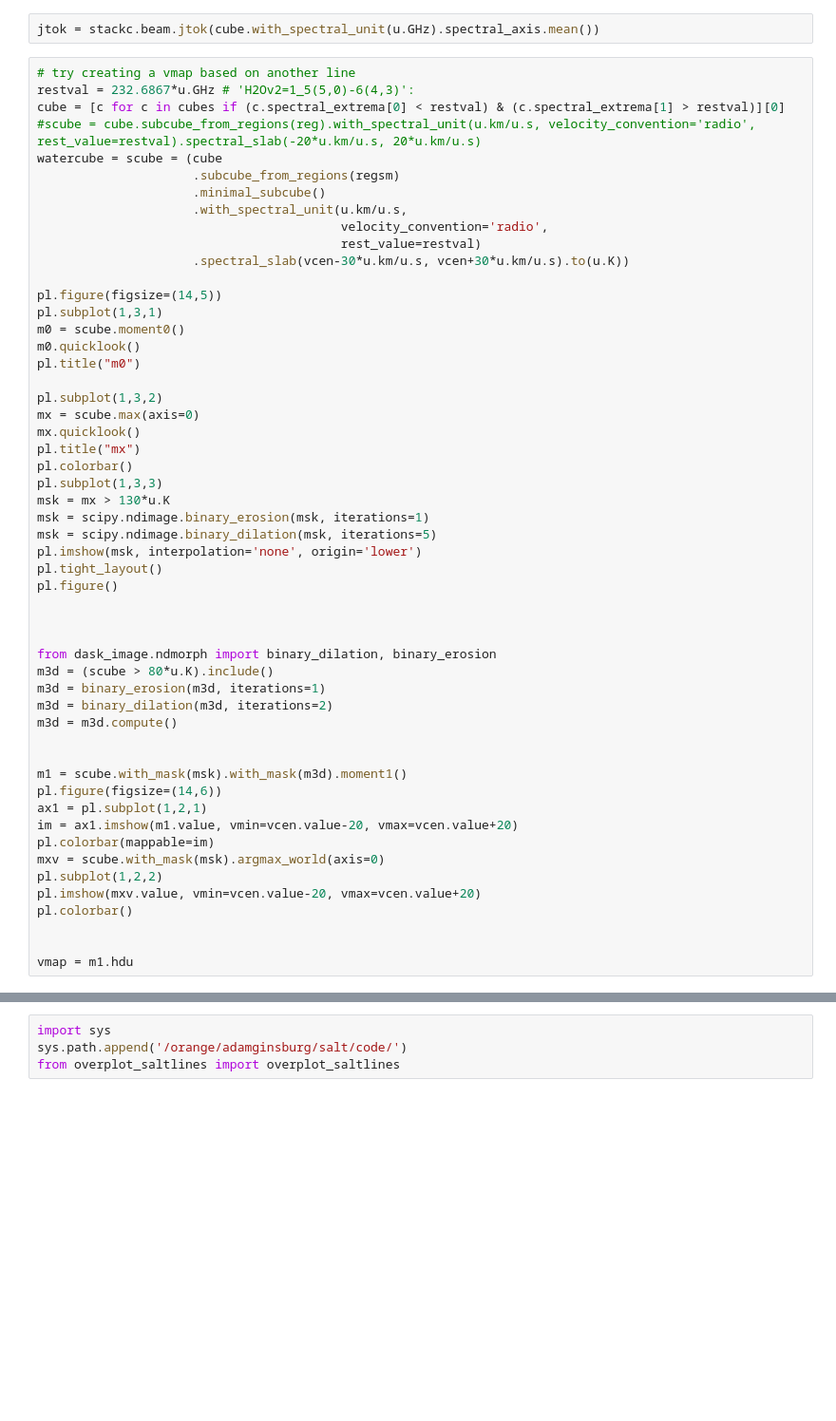
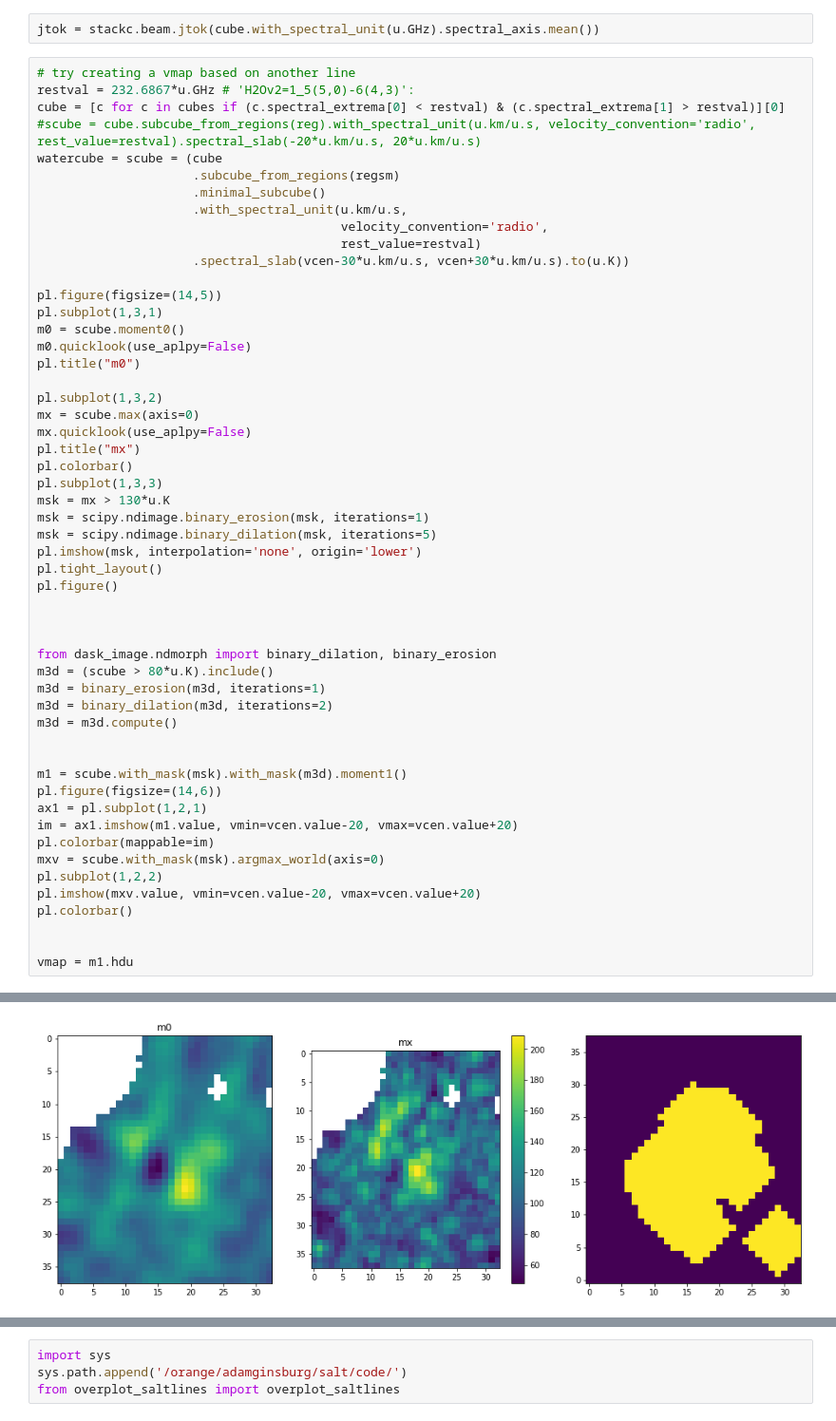
Before and after one commit to keflavich/saltmining, a Jupyter notebook: notebooks/S255IRSaltSearch.ipynb, the cells around one changed output, grey strips where cells are left out. Shown at 95% size. Cells and saved outputs as stored; diff of their text form; blank space fills up the shorter version.

```diff
--- a/notebooks/S255IRSaltSearch.ipynb
+++ b/notebooks/S255IRSaltSearch.ipynb
@@ -492,12 +508,12 @@ watercube = scube = (cube
 pl.figure(figsize=(14,5))
 pl.subplot(1,3,1)
 m0 = scube.moment0()
-m0.quicklook()
+m0.quicklook(use_aplpy=False)
 pl.title("m0")
 
 pl.subplot(1,3,2)
 mx = scube.max(axis=0)
-mx.quicklook()
+mx.quicklook(use_aplpy=False)
 pl.title("mx")
 pl.colorbar()
 pl.subplot(1,3,3)
@@ -529,3 +545,4 @@ pl.colorbar()
 
 
 vmap = m1.hdu
+# %% [output]
@@ -531,0 +555 @@ vmap = m1.hdu
+[figure, added]
```
Also changed, not shown: parts of 20 cells of this notebook, 17 other files.
